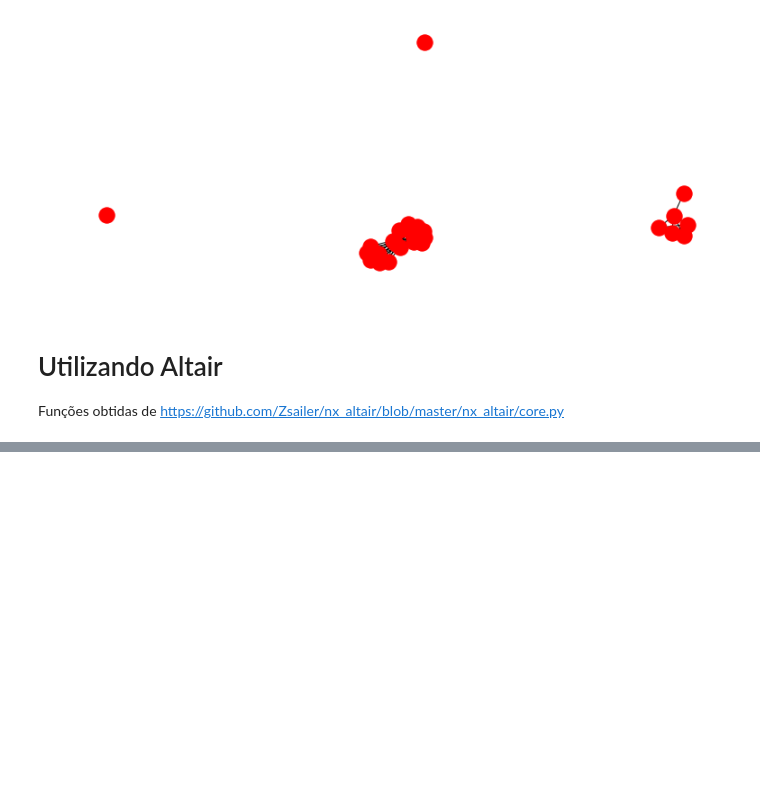
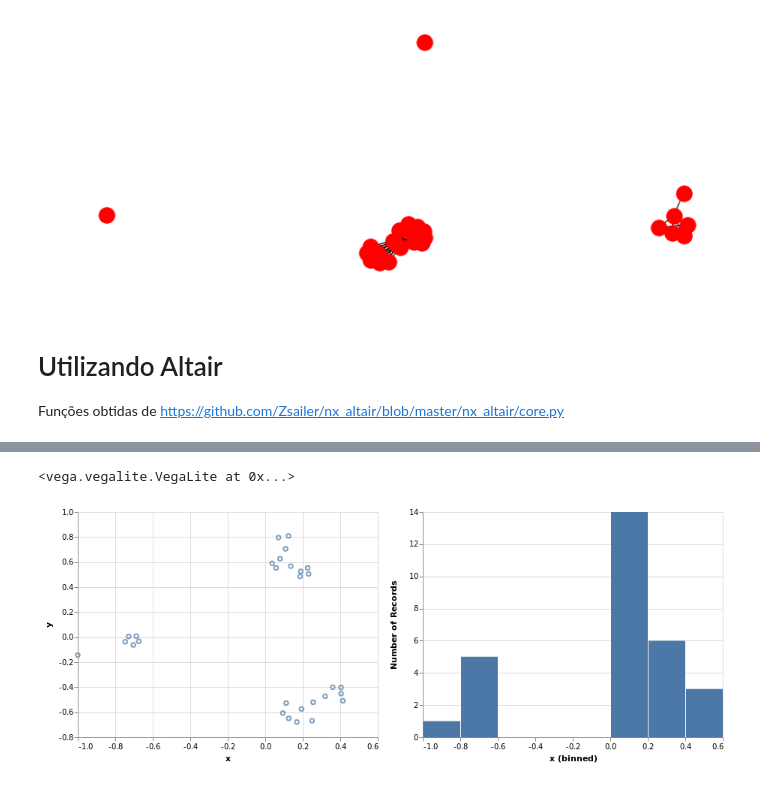
Before and after one commit to davibarreira/FDS-Homeworks, a Jupyter notebook: SandBox_Network.ipynb, the cells around one changed output, grey strips where cells are left out. Saved outputs shown, nothing was run; the diff lists cells and outputs as text; code cells hidden in the pictures; blank space fills up the shorter version.

```diff
--- a/SandBox_Network.ipynb
+++ b/SandBox_Network.ipynb
@@ -208,0 +251,25 @@ alt.Chart(df_nodes_authors).mark_point().encode(
+# %%
+interval = alt.selection_interval(encodings=['x','y'])
+
+chart = alt.Chart(df_nodes_authors).mark_point().encode(
+    x = 'x',
+    y = 'y',
+#     color = alt.condition(interval,'author_name',alt.value('lightgray')),
+    tooltip = 'author_name'
+).properties(selection=interval)
+
+hist = alt.Chart(df_nodes_authors).mark_bar().encode(
+    x = alt.X('x',bin=True),
+    y = 'count()'
+#     y = alt.Y('y',bin=True),
+#     color = 'count()'
+).transform_filter(interval)
+
+chart | hist
+
+# chart | chart.encode(x='y')
+# alt.vconcat(chart,chart.encode(x='y'))
+# chart | chart.encode(x='y')
+# %% [output]
+<vega.vegalite.VegaLite at 0x...>
+[figure, added]
```
Also changed, not shown: parts of 12 cells of this notebook.
